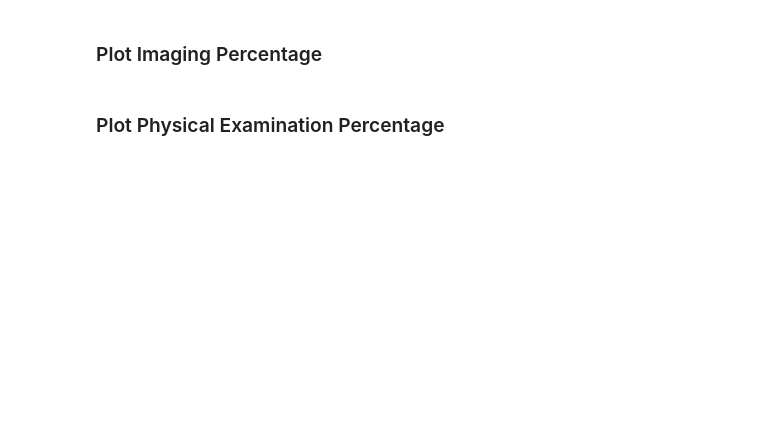
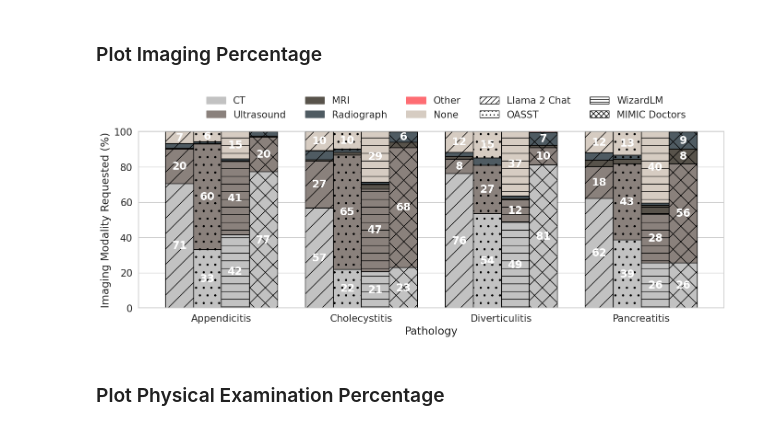
Before and after one commit to paulhager/MIMIC-Clinical-Decision-Making-Analysis, a Jupyter notebook: benchmark.ipynb, the cells around one changed output. Cells and saved outputs as stored; diff of their text form; code cells hidden in the pictures; blank space fills up the shorter version.

```diff
--- a/benchmark.ipynb
+++ b/benchmark.ipynb
@@ -494,7 +609,30 @@ bar_width = 0.2
 modality_order = ["CT", "Ultrasound", "MRI", "Radiograph", "Other", "None"]
 
 # Defining a color map for modalities
-modality_colors = {modality: plt.cm.Accent(i/len(modality_order)) for i, modality in enumerate(modality_order)}
+
+modality_colors = {"CT": "#FF8C42",
+    "Ultrasound": "#FF6F61",
+    "MRI" : "#FFC857",
+    "Radiograph" : "#FFE4B2",
+    "None": "#FFAB76",
+    "Other": "#FFAB76"}
+
+modality_colors = {"CT": "#C2C2C2",
+    "Ultrasound": "#8A817C",
+    "MRI" : "#58534B",
+    #"Radiograph" : "#AB7D5F",
+    "Radiograph" : "#4F5B62",
+    "None": "#D6CCC2",
+    "Other": "#FFAB76"}
+
+modality_colors = {"CT": "#C2C2C2",
+    "Ultrasound": "#8A817C",
+    "MRI" : "#58534B",
+    "Radiograph" : "#4F5B62",
+    "None": "#D6CCC2",
+    "Other": "#FE6D73"}
+
+{modality: plt.cm.Accent(i/len(modality_order)) for i, modality in enumerate(modality_order)}
 
 # Defining model order
 model_order = ["Llama 2 Chat", "OASST", "WizardLM", "MIMIC Doctors"]
@@ -515,46 +653,48 @@ for j, model in enumerate(model_order):
         heights = model_modality_data.set_index('Pathology').reindex(pathologies)['Percentage'].fillna(0).tolist()
 
         # Adding the bars
-        bars = plt.bar(offsets, heights, width=bar_width, bottom=bottom_val, color=modality_colors[modality], hatch=model_hatches[j], edgecolor="lightgrey", label=f"{modality}" if j == 0 else "")
+        bars = plt.bar(offsets, heights, width=bar_width, bottom=bottom_val, color=modality_colors[modality], hatch=model_hatches[j], edgecolor="black", label=f"{modality}" if j == 0 else "", alpha=1)
 
         for bar in bars:
             height = bar.get_height()
             if height > 5:  # Only add text labels if the bar segment is visible
                 y_position = bar.get_y() + height / 2  # Calculate the y position for the label
-                text_color = 'white' if (modality=="Radiograph" or modality=="None") else 'black'  # Choose text color for readability
-                plt.text(bar.get_x() + bar.get_width() / 2, y_position, f'{height:.0f}', ha='center', va='center', color=text_color)
+                text_color = 'white' if (modality=="MRI" or modality=="Radiograph") else 'black'  # Choose text color for readability
+                plt.text(bar.get_x() + bar.get_width() / 2, y_position, f'{height:.0f}', ha='center', va='center', color="white", weight="bold")
 
 
         bottom_val += np.array(heights)
 
 plt.xlabel('Pathology')
 plt.ylabel('Imaging Modality Requested (%)')
-#plt.title('Percentage of Modalities per Pathology by Model')
 plt.xticks(np.arange(len(pathologies))-0.1, pathologies)
 
 # Adjusting legend to show modalities only
 handles, labels = plt.gca().get_legend_handles_labels()
 by_label = dict(zip(labels, handles))
 plt.legend(by_label.values(), by_label.keys(), bbox_to_anchor=(0.9, 1.1),  ncol=len(by_label.keys()), frameon=False, fontsize=16)
 
 # Create custom legend handles for modalities
 modality_handles = [mpatches.Patch(color=modality_colors[modality], label=modality) for modality in modality_order]
 
 # Create custom legend handles for models using hatch patterns
 dense_model_hatches = ['///', '..', '---', 'xxx']
 model_handles = [mpatches.Patch(facecolor='white', edgecolor='black', hatch=dense_model_hatches[j], label=model_order[j]) for j in range(len(models))]
 
 # Combine the modality and model handles
 legend_handles = modality_handles + model_handles
 
 # Add the legend to the plot
 plt.legend(handles=legend_handles, bbox_to_anchor=(0.95, 1.25), ncol=5, frameon=False, fontsize=15)
 
 
-plt.savefig(f"Figures/ImagingPercentages.pdf", dpi=300, bbox_inches='tight')
+# plt.savefig(f"/home/paulhager/Projects/Papers/ClinicalBenchmark/Figures/ImagingPercentages.pdf", dpi=300, bbox_inches='tight')
+plt.savefig(f"/home/paulhager/Projects/Papers/ClinicalBenchmark/Figures/ImagingPercentages_ED_Fig5.eps", dpi=300, bbox_inches='tight')
 
 plt.tight_layout()
 plt.show()
+# %% [output]
+[figure, added]
 # %% [markdown]
 ### Plot Physical Examination Percentage
 # %%
```
Also changed, not shown: parts of 43 cells of this notebook, 3 other files.
